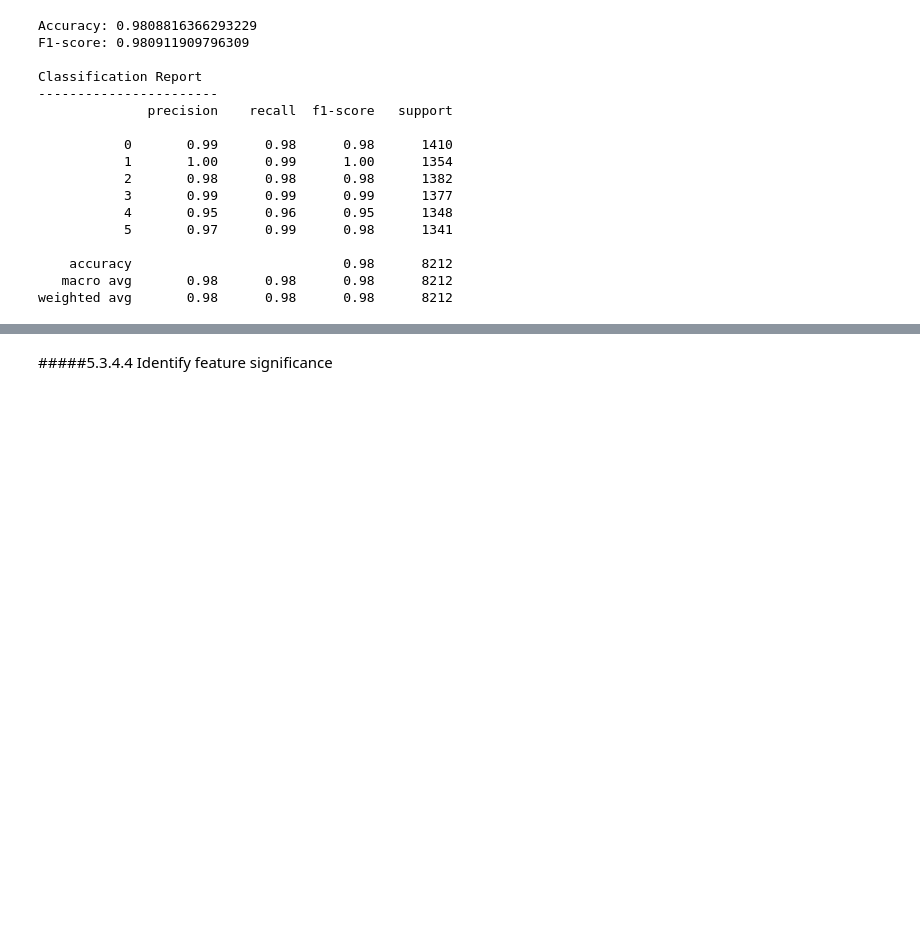
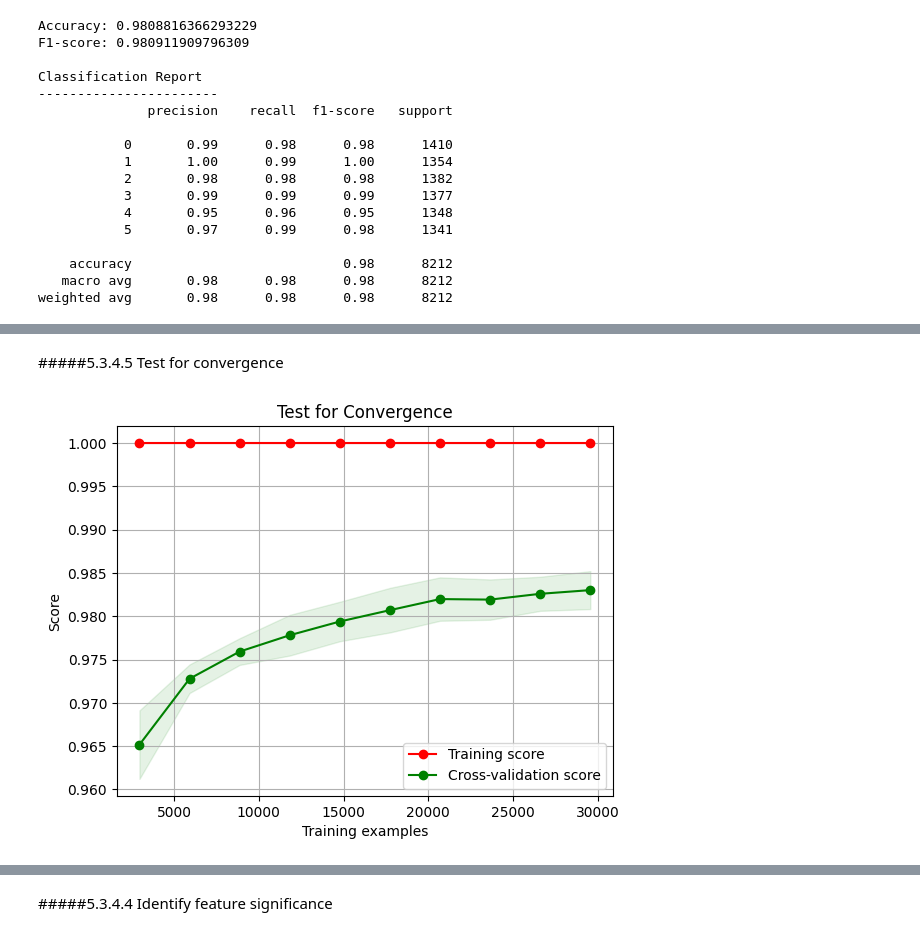
Before and after one commit to subodha1980/BU, a Jupyter notebook: activityDetection.ipynb, the cells around one changed output, grey strips where cells are left out. Drawn from its saved outputs; the diff is of its cells as text; code cells hidden in the pictures; blank space fills up the shorter version.

```diff
--- a/activityDetection.ipynb
+++ b/activityDetection.ipynb
@@ -683,2 +718,38 @@ optimizedFittedKNN, optimalParamKNN = runModelOpt(KNeighborsClassifier(), x_resa
+# %% [markdown]
+#####5.3.4.5 Test for convergence
 # %%
 optimalParamRF = {'max_depth': 20, 'min_samples_leaf': 1, 'min_samples_split': 2, 'n_estimators': 300}
+optimalParamKNN = { 'n_neighbors': 3, 'weights': 'distance' , 'p': 2 , 'algorithm': 'auto' }
+# %%
+def convergenceTest(x_in, y_in, split, model):
+    Xf_train, Xf_test, Yf_train, Yf_test = train_test_split(x_in, y_in, test_size=split, random_state=42)
+
+    # Perform grid search cross-validation
+    pipe = make_pipeline(StandardScaler(), PCA(n_components=10),model)
+
+    train_sizes, train_scores, test_scores = learning_curve(pipe, Xf_train, Yf_train, cv=10, n_jobs=1, train_sizes=np.linspace(0.1, 1.0, 10))
+    train_scores_mean = np.mean(train_scores, axis=1)
+    train_scores_std = np.std(train_scores, axis=1)
+    test_scores_mean = np.mean(test_scores, axis=1)
+    test_scores_std = np.std(test_scores, axis=1)
+    ylim = None
+    plt.figure()
+    plt.title('Test for Convergence')
+    if ylim is not None:
+        plt.ylim(*ylim)
+    plt.xlabel("Training examples")
+    plt.ylabel("Score")
+    plt.grid()
+
+    plt.fill_between(train_sizes, train_scores_mean - train_scores_std,train_scores_mean + train_scores_std, alpha=0.1, color="r")
+    plt.fill_between(train_sizes, test_scores_mean - test_scores_std, test_scores_mean + test_scores_std, alpha=0.1, color="g")
+    plt.plot(train_sizes, train_scores_mean, 'o-', color="r", label="Training score")
+    plt.plot(train_sizes, test_scores_mean, 'o-', color="g", label="Cross-validation score")
+
+    plt.legend(loc="best")
+    plt.show()
+    return
+# %%
+convergenceTest(x_resampled, y_resampled, 0.2, KNeighborsClassifier(**optimalParamKNN))
+# %% [output]
+[figure, added]
```
Also changed, not shown: parts of 19 cells of this notebook.
